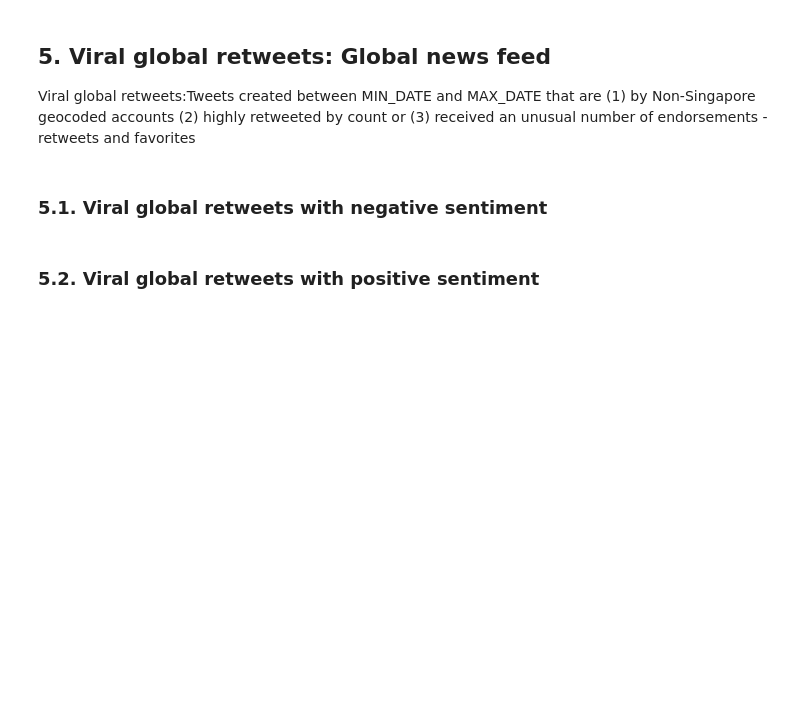
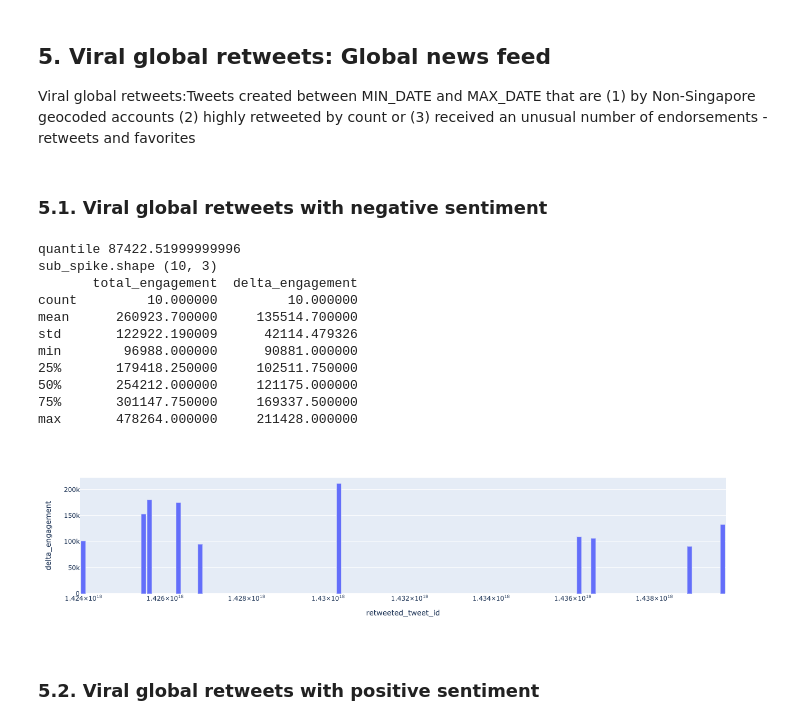
Before and after one commit to anshu0612/geocoded-tweets-analysis-dashboard, a Jupyter notebook: notebooks/sg_tweets_engagements_eda.ipynb, the cells around one changed output. Cells and saved outputs as stored; diff of their text form; code cells hidden in the pictures; blank space fills up the shorter version.

```diff
--- a/notebooks/sg_tweets_engagements_eda.ipynb
+++ b/notebooks/sg_tweets_engagements_eda.ipynb
@@ -575,8 +656,8 @@ neg_global_rtids_by_count = list(c_neg_global_retweet[:TOP_RTS_POS_NEG]['retweet
 grouped_sorted_date = neg_global_retweet.groupby(['retweeted_tweet_id', 'tweet_date']).apply(pd.DataFrame.sort_values, 'tweet_date').reset_index(drop=True)
 max_grouped_sorted_date = grouped_sorted_date.groupby(['retweeted_tweet_id', 'tweet_date'])['total_engagement'].max().reset_index()
 max_grouped_sorted_date['delta_engagement'] = max_grouped_sorted_date.groupby(['retweeted_tweet_id'])['total_engagement'].diff().fillna(0).astype(int)
-spike = max_grouped_sorted_date.groupby('retweeted_tweet_id').nth(1)
-spike = list(spike[spike['delta_engagement'] > SPIKE_THRESHOLD].reset_index()['retweeted_tweet_id'])
+spike_ = max_grouped_sorted_date.groupby('retweeted_tweet_id').nth(1)
+spike = list(spike_[spike_['delta_engagement'] > SPIKE_THRESHOLD].reset_index()['retweeted_tweet_id'])
 
 # get viral RTs by count and spiky engagements
 viral_neg_global_rts = neg_global_retweet[neg_global_retweet['retweeted_tweet_id'].isin(set(neg_global_rtids_by_count + spike))]
@@ -587,6 +668,28 @@ max_grouped_sorted_date = grouped_sorted_date.groupby(['retweeted_tweet_id', 'tw
 max_grouped_sorted_date['delta_engagement'] = max_grouped_sorted_date.groupby(['retweeted_tweet_id'])['total_engagement'].diff().fillna(0).astype(int)
 
 pd.DataFrame.to_csv(max_grouped_sorted_date, '../data/output/rts/global/neg_global_rts_trend.csv')
+# %%
+t = spike_['delta_engagement']
+sub_spike_2 = t.quantile(.98)
+print("quantile", sub_spike_2)
+sub_spike = spike_[spike_['delta_engagement'] > sub_spike_2]
+print("sub_spike.shape", sub_spike.shape)
+print(sub_spike.describe())
+fig = px.bar(sub_spike, y="delta_engagement")
+fig.show()
+# %% [output]
+quantile 87422.51999999996
+sub_spike.shape (10, 3)
+       total_engagement  delta_engagement
+count         10.000000         10.000000
+mean      260923.700000     135514.700000
+std       122922.190009      42114.479326
+min        96988.000000      90881.000000
+25%       179418.250000     102511.750000
+50%       254212.000000     121175.000000
+75%       301147.750000     169337.500000
+max       478264.000000     211428.000000
+[figure, added]
 # %%
 viral_neg_global_rts['tweet_text_'] = [re.sub("RT @[A-Z_a-z_0-9:]+","", txt).strip() for txt in viral_neg_global_rts['tweet_text'] ]
 
```
Also changed, not shown: parts of 20 cells of this notebook, 7 other files.
